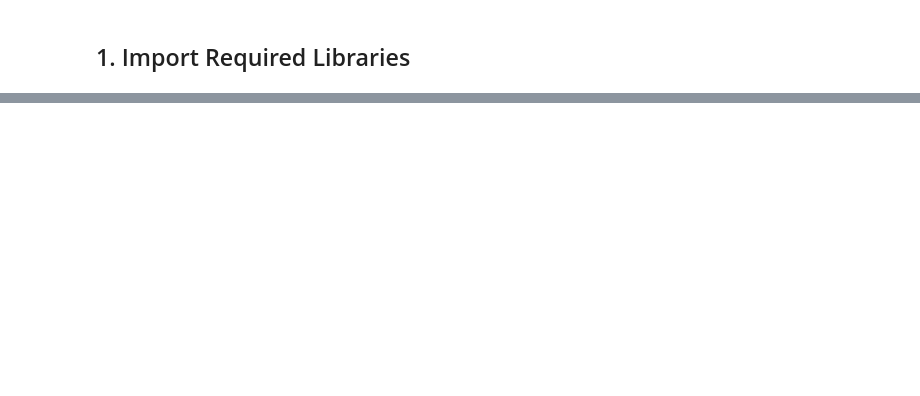
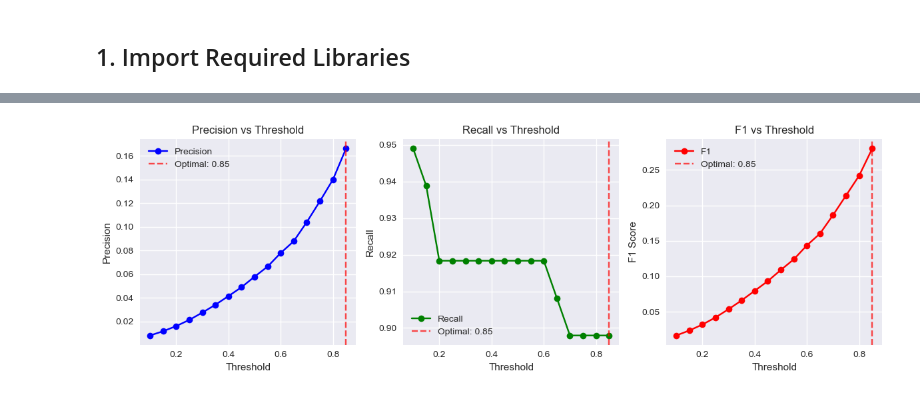
Before and after one commit to kaweesha-nethmina/credit-card-fraud-detection, a Jupyter notebook: model_comparison.ipynb, the cells around one changed output, grey strips where cells are left out. Cells and saved outputs as stored; diff of their text form; code cells hidden in the pictures; blank space fills up the shorter version.

```diff
--- a/model_comparison.ipynb
+++ b/model_comparison.ipynb
@@ -215,0 +464,81 @@ XGBoost              0.54  0.98  0.84     4
+# %%
+# Threshold Optimization for Logistic Regression
+print("\\n" + "="*50)
+print("LOGISTIC REGRESSION THRESHOLD OPTIMIZATION")
+print("="*50)
+
+# Get Logistic Regression probabilities
+lr_prob = results['Logistic Regression']['Probabilities']
+
+# Test different thresholds
+thresholds = np.arange(0.1, 0.9, 0.05)
+threshold_results = []
+
+for threshold in thresholds:
+    y_pred_thresh = (lr_prob > threshold).astype(int)
+    precision = precision_score(y_test, y_pred_thresh)
+    recall = recall_score(y_test, y_pred_thresh)
+    f1 = f1_score(y_test, y_pred_thresh)
+
+    threshold_results.append({
+        'threshold': threshold,
+        'precision': precision,
+        'recall': recall,
+        'f1': f1
+    })
+
+# Find optimal threshold (maximize F1)
+threshold_df = pd.DataFrame(threshold_results)
+optimal_idx = threshold_df['f1'].idxmax()
+optimal_threshold = threshold_df.loc[optimal_idx, 'threshold']
+optimal_f1 = threshold_df.loc[optimal_idx, 'f1']
+optimal_precision = threshold_df.loc[optimal_idx, 'precision']
+optimal_recall = threshold_df.loc[optimal_idx, 'recall']
+
+print(f"Original Logistic Regression (threshold=0.5):")
+print(f"  Precision: {results['Logistic Regression']['Precision']:.4f}")
+print(f"  Recall: {results['Logistic Regression']['Recall']:.4f}")
+print(f"  F1: {results['Logistic Regression']['F1']:.4f}")
+
+print(f"\\nOptimized Logistic Regression (threshold={optimal_threshold:.2f}):")
+print(f"  Precision: {optimal_precision:.4f}")
+print(f"  Recall: {optimal_recall:.4f}")
+print(f"  F1: {optimal_f1:.4f}")
+
+improvement = ((optimal_f1 - results['Logistic Regression']['F1']) / results['Logistic Regression']['F1']) * 100
+print(f"\\nF1 Score Improvement: {improvement:+.1f}%")
+
+# Plot threshold vs metrics
+plt.figure(figsize=(12, 4))
+
+plt.subplot(1, 3, 1)
+plt.plot(threshold_df['threshold'], threshold_df['precision'], 'b-o', label='Precision')
+plt.axvline(x=optimal_threshold, color='r', linestyle='--', alpha=0.7, label=f'Optimal: {optimal_threshold:.2f}')
+plt.xlabel('Threshold')
+plt.ylabel('Precision')
+plt.title('Precision vs Threshold')
+plt.legend()
+plt.grid(True)
+
+plt.subplot(1, 3, 2)
+plt.plot(threshold_df['threshold'], threshold_df['recall'], 'g-o', label='Recall')
+plt.axvline(x=optimal_threshold, color='r', linestyle='--', alpha=0.7, label=f'Optimal: {optimal_threshold:.2f}')
+plt.xlabel('Threshold')
+plt.ylabel('Recall')
+plt.title('Recall vs Threshold')
+plt.legend()
+plt.grid(True)
+
+plt.subplot(1, 3, 3)
+plt.plot(threshold_df['threshold'], threshold_df['f1'], 'r-o', label='F1')
+plt.axvline(x=optimal_threshold, color='r', linestyle='--', alpha=0.7, label=f'Optimal: {optimal_threshold:.2f}')
+plt.xlabel('Threshold')
+plt.ylabel('F1 Score')
+plt.title('F1 vs Threshold')
+plt.legend()
+plt.grid(True)
+
+plt.tight_layout()
+plt.savefig('threshold_optimization.png', dpi=150, bbox_inches='tight')
+plt.show()
+# %% [output]
@@ -215,0 +557 @@ XGBoost              0.54  0.98  0.84     4
+[figure, added]
```
Also changed, not shown: parts of 26 cells of this notebook, 8 other files.
